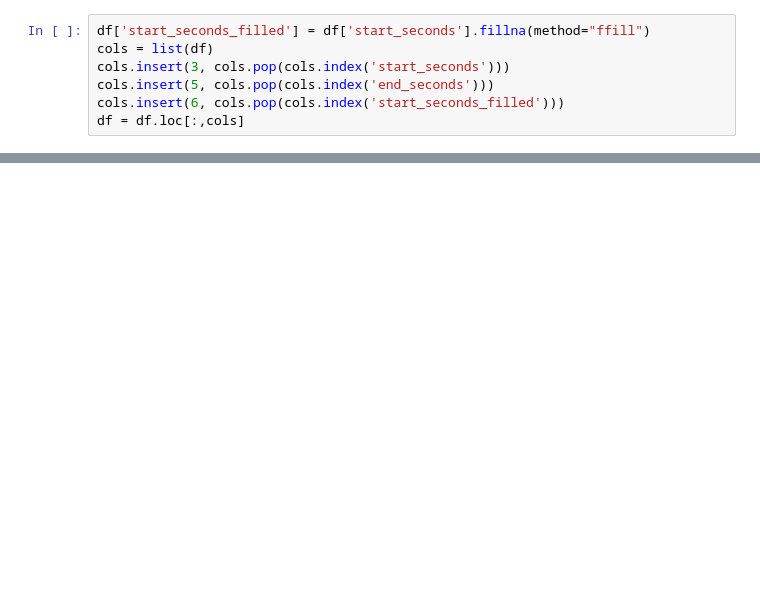
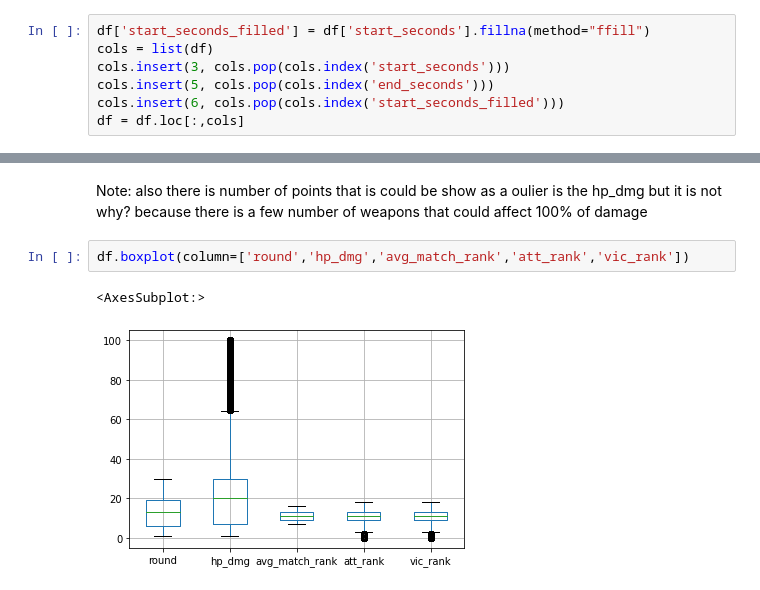
Before and after one commit to bavShehata/CS-GO-Competitive-Matchmaking-Data, a Jupyter notebook: csgo.ipynb, the cells around one changed output, grey strips where cells are left out. Drawn from its saved outputs; the diff is of its cells as text; blank space fills up the shorter version.

```diff
--- a/csgo.ipynb
+++ b/csgo.ipynb
@@ -278,0 +269,8 @@ ValueError: The number of FixedLocator locations (2), usually from a call to set
+# %% [markdown]
+Note: also there is number of points that is could be show as a oulier is the hp_dmg but it is not why?
+    because there is a few number of weapons that could affect 100% of damage
+# %%
+df.boxplot(column=['round','hp_dmg','avg_match_rank','att_rank','vic_rank'])
+# %% [output]
+<AxesSubplot:>
+[figure, added]
```
Also changed, not shown: parts of 57 cells of this notebook, 1 other file.
